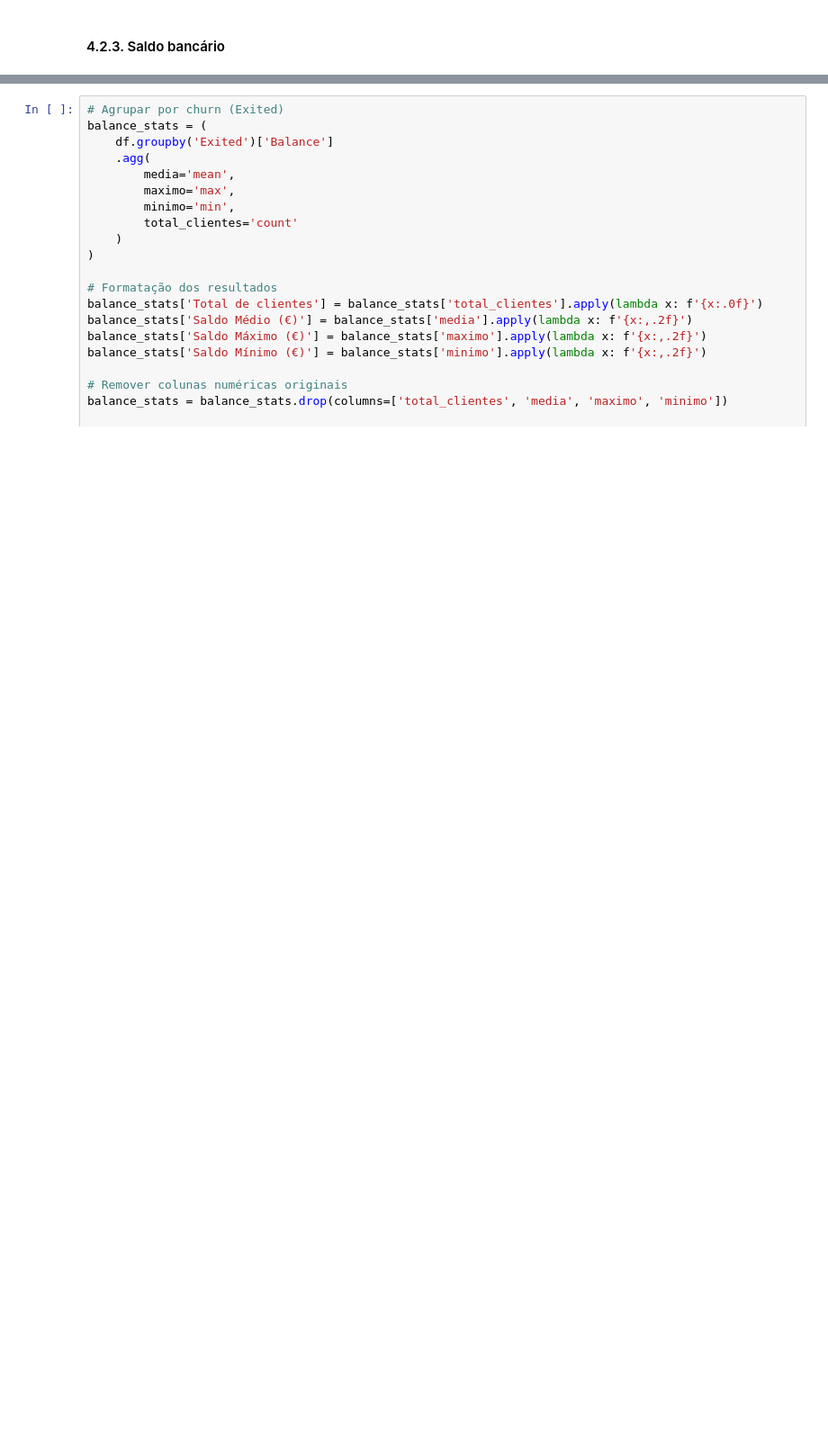
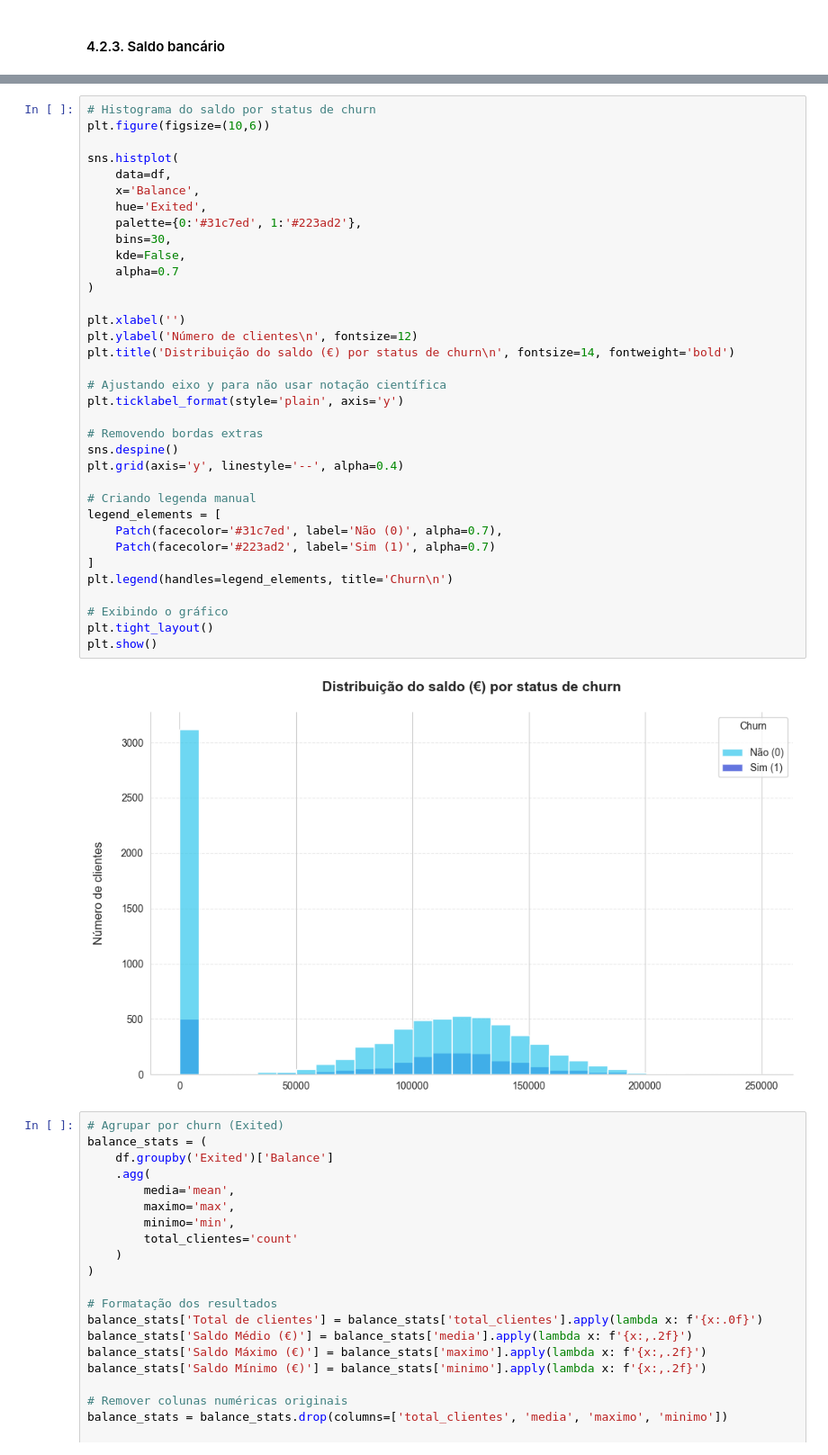
Before and after one commit to emso-exe/Churn_clientes_de_banco, a Jupyter notebook: notebooks/001_analise_exploratoria.ipynb, the cells around one changed output, grey strips where cells are left out. Shown at 90% size. Drawn from its saved outputs; the diff is of its cells as text; blank space fills up the shorter version.

Commit message:
feat: Atualizado gráficos dos tópicos 4.2.3 e 4.2.4.

```diff
--- a/notebooks/001_analise_exploratoria.ipynb
+++ b/notebooks/001_analise_exploratoria.ipynb
@@ -1003,3 +941,40 @@ plt.show()
+# %%
+# Histograma do saldo por status de churn
+plt.figure(figsize=(10,6))
+
+sns.histplot(
+    data=df,
+    x='Balance',
+    hue='Exited',
+    palette={0:'#31c7ed', 1:'#223ad2'},
+    bins=30,
+    kde=False,
+    alpha=0.7
+)
+
+plt.xlabel('')
+plt.ylabel('Número de clientes\n', fontsize=12)
+plt.title('Distribuição do saldo (€) por status de churn\n', fontsize=14, fontweight='bold')
+
+# Ajustando eixo y para não usar notação científica
+plt.ticklabel_format(style='plain', axis='y')
+
+# Removendo bordas extras
+sns.despine()
+plt.grid(axis='y', linestyle='--', alpha=0.4)
+
+# Criando legenda manual
+legend_elements = [
+    Patch(facecolor='#31c7ed', label='Não (0)', alpha=0.7),
+    Patch(facecolor='#223ad2', label='Sim (1)', alpha=0.7)
+]
+plt.legend(handles=legend_elements, title='Churn\n')
+
+# Exibindo o gráfico
+plt.tight_layout()
+plt.show()
+# %% [output]
+[figure, added]
 # %%
 # Agrupar por churn (Exited)
 balance_stats = (
```
Also changed, not shown: parts of 7 cells of this notebook.
